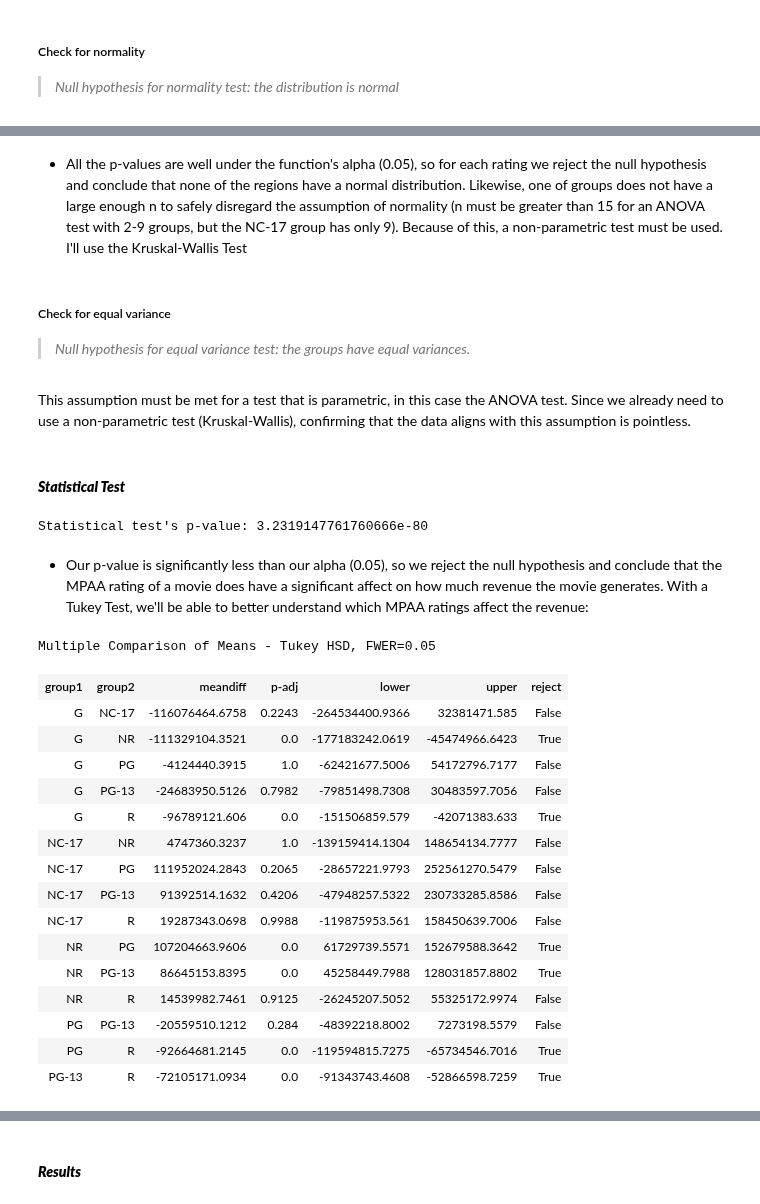
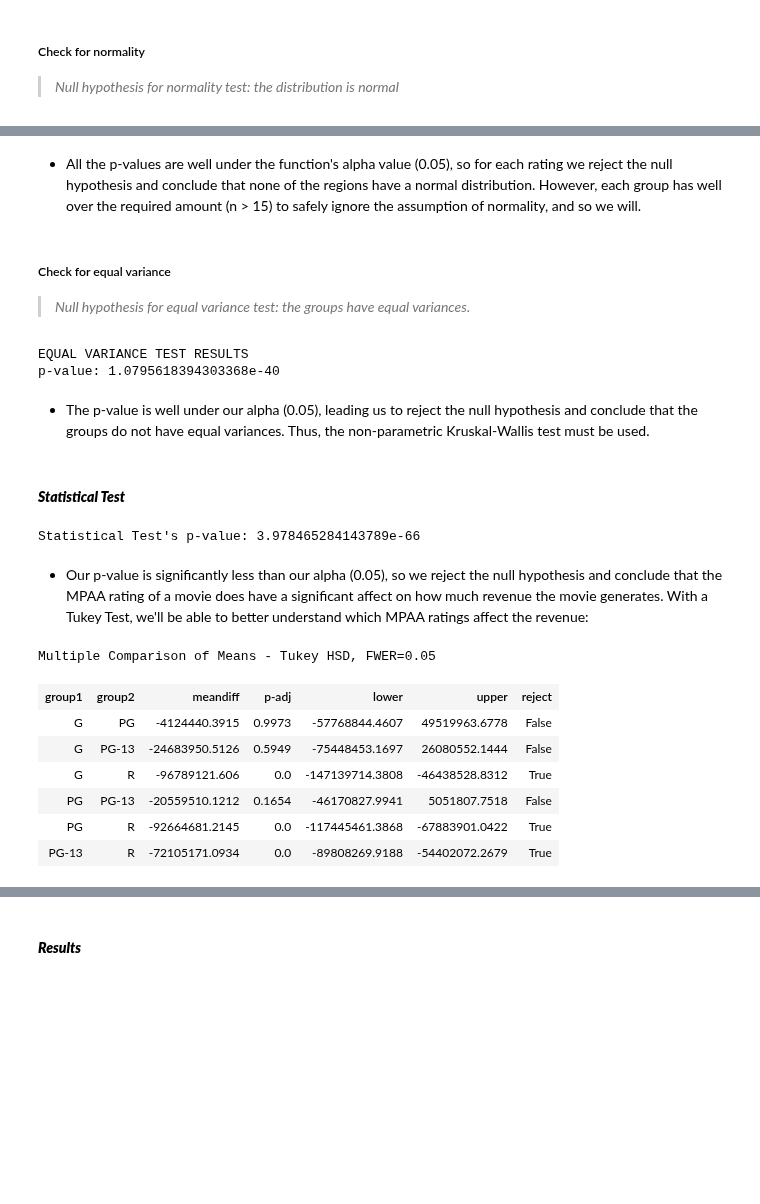
Before and after one commit to john-a-dixon/movie-success-analysis, a Jupyter notebook: 4-hypothesis-testing.ipynb, the cells around one changed output, grey strips where cells are left out. Saved outputs shown, nothing was run; the diff lists cells and outputs as text; code cells hidden in the pictures; blank space fills up the shorter version.

```diff
--- a/4-hypothesis-testing.ipynb
+++ b/4-hypothesis-testing.ipynb
@@ -66,15 +66,15 @@ pd.read_sql(query, engine)
 # %% [markdown]
 #### **_Getting Groups_**
 # %%
-# Get all movies that have a valid MPAA certification
+# Get all movies that have a valid MPAA certification (G/PG/PG-13/R)
 # and valid revenue data (revenue > $0)
 query = """
-SELECT revenue, certification
+SELECT revenue AS Revenue, certification AS 'MPAA Rating'
 FROM tmdb_data
-WHERE certification IS NOT NULL
-  AND revenue > 0.0;
+WHERE certification NOT REGEXP '(NR)|(NC-17)'
+AND revenue > 0.0;
 """
-df1 = pd.read_sql(query, engine)
+df1 = pd.read_sql(text(query), engine)
 df1.info()
 # %% [output]
 <class 'pandas.core.frame.DataFrame'>
@@ -165,40 +158,37 @@ norm_results_df
 # %% [markdown]
-- All the p-values are well under the function's alpha (0.05), so for each rating we reject the null hypothesis and conclude that none of the regions have a normal distribution. Likewise, one of groups does not have a large enough n to safely disregard the assumption of normality (n must be greater than 15 for an ANOVA test with 2-9 groups, but the NC-17 group has only 9). Because of this, a non-parametric test must be used. I'll use the Kruskal-Wallis Test
+- All the p-values are well under the function's alpha value (0.05), so for each rating we reject the null hypothesis and conclude that none of the regions have a normal distribution. However, each group has well over the required amount (n > 15) to safely ignore the assumption of normality, and so we will.
 # %% [markdown]
 ##### Check for equal variance
 
 > _Null hypothesis for equal variance test: the groups have equal variances._
-# %% [markdown]
-This assumption must be met for a test that is parametric, in this case the ANOVA test. Since we already need to use a non-parametric test (Kruskal-Wallis), confirming that the data aligns with this assumption is pointless.
+# %%
+# Run a test to check for equal variances across groups
+print(f"EQUAL VARIANCE TEST RESULTS\np-value: {stats.levene(*ratings.values()).pvalue}")
+# %% [output]
+EQUAL VARIANCE TEST RESULTS
+p-value: 1.0795618394303368e-40
+# %% [markdown]
+- The p-value is well under our alpha (0.05), leading us to reject the null hypothesis and conclude that the groups do not have equal variances. Thus, the non-parametric Kruskal-Wallis test must be used.
 # %% [markdown]
 #### **_Statistical Test_**
 # %%
 # Perform the statistical test
 _, p = stats.kruskal(*ratings.values())
-print("Statistical test's p-value:", p)
+print("Statistical Test's p-value:", p)
 # %% [output]
-Statistical test's p-value: 3.2319147761760666e-80
+Statistical Test's p-value: 3.978465284143789e-66
 # %% [markdown]
 - Our p-value is significantly less than our alpha (0.05), so we reject the null hypothesis and conclude that the MPAA rating of a movie does have a significant affect on how much revenue the movie generates. With a Tukey Test, we'll be able to better understand which MPAA ratings affect the revenue:
 # %%
 # Perform the tukey test
-pairwise_tukeyhsd(df1["revenue"], df1["certification"]).summary()
+pairwise_tukeyhsd(df1["Revenue"], df1["MPAA Rating"]).summary()
 # %% [output]
 Multiple Comparison of Means - Tukey HSD, FWER=0.05
 | group1 | group2 | meandiff | p-adj | lower | upper | reject |
-| G | NC-17 | -116076464.6758 | 0.2243 | -264534400.9366 | 32381471.585 | False |
-| G | NR | -111329104.3521 | 0.0 | -177183242.0619 | -45474966.6423 | True |
-| G | PG | -4124440.3915 | 1.0 | -62421677.5006 | 54172796.7177 | False |
-| G | PG-13 | -24683950.5126 | 0.7982 | -79851498.7308 | 30483597.7056 | False |
-| G | R | -96789121.606 | 0.0 | -151506859.579 | -42071383.633 | True |
-| NC-17 | NR | 4747360.3237 | 1.0 | -139159414.1304 | 148654134.7777 | False |
-| NC-17 | PG | 111952024.2843 | 0.2065 | -28657221.9793 | 252561270.5479 | False |
-| NC-17 | PG-13 | 91392514.1632 | 0.4206 | -47948257.5322 | 230733285.8586 | False |
-| NC-17 | R | 19287343.0698 | 0.9988 | -119875953.561 | 158450639.7006 | False |
-| NR | PG | 107204663.9606 | 0.0 | 61729739.5571 | 152679588.3642 | True |
-| NR | PG-13 | 86645153.8395 | 0.0 | 45258449.7988 | 128031857.8802 | True |
-| NR | R | 14539982.7461 | 0.9125 | -26245207.5052 | 55325172.9974 | False |
-| PG | PG-13 | -20559510.1212 | 0.284 | -48392218.8002 | 7273198.5579 | False |
-| PG | R | -92664681.2145 | 0.0 | -119594815.7275 | -65734546.7016 | True |
-| PG-13 | R | -72105171.0934 | 0.0 | -91343743.4608 | -52866598.7259 | True |
+| G | PG | -4124440.3915 | 0.9973 | -57768844.4607 | 49519963.6778 | False |
+| G | PG-13 | -24683950.5126 | 0.5949 | -75448453.1697 | 26080552.1444 | False |
+| G | R | -96789121.606 | 0.0 | -147139714.3808 | -46438528.8312 | True |
+| PG | PG-13 | -20559510.1212 | 0.1654 | -46170827.9941 | 5051807.7518 | False |
+| PG | R | -92664681.2145 | 0.0 | -117445461.3868 | -67883901.0422 | True |
+| PG-13 | R | -72105171.0934 | 0.0 | -89808269.9188 | -54402072.2679 | True |
 # %% [markdown]
```
Also changed, not shown: parts of 24 cells of this notebook.
